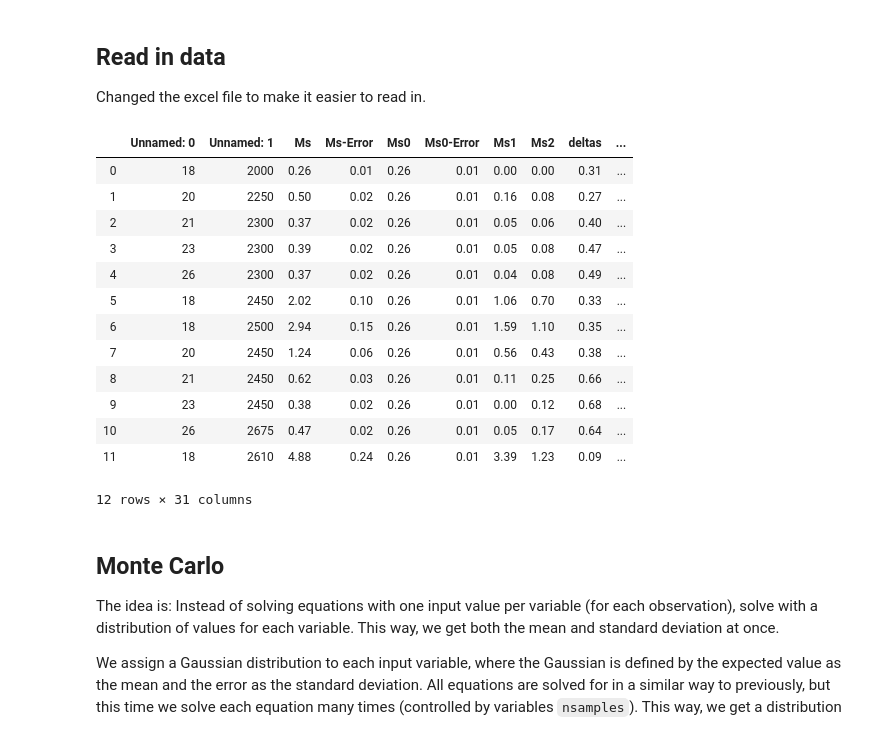
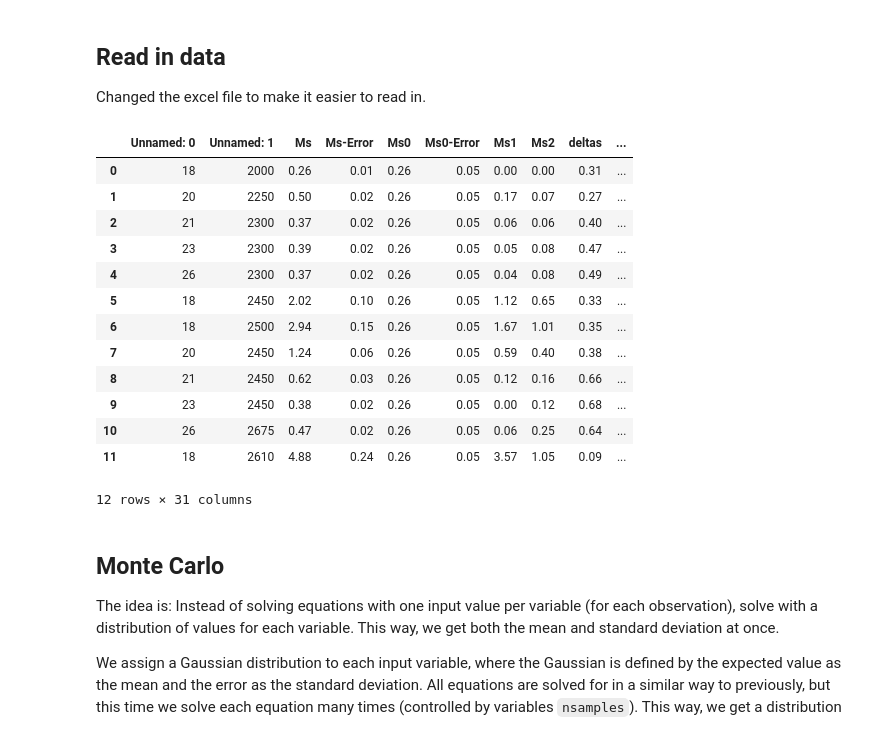
Before and after one commit to kthyng/janelle2019, a Jupyter notebook: error.ipynb, the cells around one changed output. Saved outputs shown, nothing was run; the diff lists cells and outputs as text; code cells hidden in the pictures.

```diff
--- a/error.ipynb
+++ b/error.ipynb
@@ -13,23 +13,23 @@ import cmocean.cm as cmo
 
 Changed the excel file to make it easier to read in.
 # %%
-fname = '2020-0522-Error Propagation'
+fname = '2020-0907-Error Propagation More Conservative'
 df = pd.read_csv(fname + '.csv', skiprows=[1,2,4,9,13,17])
 df
 # %% [output]
 |  | Unnamed: 0 | Unnamed: 1 | Ms | Ms-Error | Ms0 | Ms0-Error | Ms1 | Ms2 | deltas | ... |
-| 0 | 18 | 2000 | 0.26 | 0.01 | 0.26 | 0.01 | 0.00 | 0.00 | 0.31 | ... |
-| 1 | 20 | 2250 | 0.50 | 0.02 | 0.26 | 0.01 | 0.16 | 0.08 | 0.27 | ... |
-| 2 | 21 | 2300 | 0.37 | 0.02 | 0.26 | 0.01 | 0.05 | 0.06 | 0.40 | ... |
-| 3 | 23 | 2300 | 0.39 | 0.02 | 0.26 | 0.01 | 0.05 | 0.08 | 0.47 | ... |
-| 4 | 26 | 2300 | 0.37 | 0.02 | 0.26 | 0.01 | 0.04 | 0.08 | 0.49 | ... |
-| 5 | 18 | 2450 | 2.02 | 0.10 | 0.26 | 0.01 | 1.06 | 0.70 | 0.33 | ... |
-| 6 | 18 | 2500 | 2.94 | 0.15 | 0.26 | 0.01 | 1.59 | 1.10 | 0.35 | ... |
-| 7 | 20 | 2450 | 1.24 | 0.06 | 0.26 | 0.01 | 0.56 | 0.43 | 0.38 | ... |
-| 8 | 21 | 2450 | 0.62 | 0.03 | 0.26 | 0.01 | 0.11 | 0.25 | 0.66 | ... |
-| 9 | 23 | 2450 | 0.38 | 0.02 | 0.26 | 0.01 | 0.00 | 0.12 | 0.68 | ... |
-| 10 | 26 | 2675 | 0.47 | 0.02 | 0.26 | 0.01 | 0.05 | 0.17 | 0.64 | ... |
-| 11 | 18 | 2610 | 4.88 | 0.24 | 0.26 | 0.01 | 3.39 | 1.23 | 0.09 | ... |
+| 0 | 18 | 2000 | 0.26 | 0.01 | 0.26 | 0.05 | 0.00 | 0.00 | 0.31 | ... |
+| 1 | 20 | 2250 | 0.50 | 0.02 | 0.26 | 0.05 | 0.17 | 0.07 | 0.27 | ... |
+| 2 | 21 | 2300 | 0.37 | 0.02 | 0.26 | 0.05 | 0.06 | 0.06 | 0.40 | ... |
+| 3 | 23 | 2300 | 0.39 | 0.02 | 0.26 | 0.05 | 0.05 | 0.08 | 0.47 | ... |
+| 4 | 26 | 2300 | 0.37 | 0.02 | 0.26 | 0.05 | 0.04 | 0.08 | 0.49 | ... |
+| 5 | 18 | 2450 | 2.02 | 0.10 | 0.26 | 0.05 | 1.12 | 0.65 | 0.33 | ... |
+| 6 | 18 | 2500 | 2.94 | 0.15 | 0.26 | 0.05 | 1.67 | 1.01 | 0.35 | ... |
+| 7 | 20 | 2450 | 1.24 | 0.06 | 0.26 | 0.05 | 0.59 | 0.40 | 0.38 | ... |
+| 8 | 21 | 2450 | 0.62 | 0.03 | 0.26 | 0.05 | 0.12 | 0.16 | 0.66 | ... |
+| 9 | 23 | 2450 | 0.38 | 0.02 | 0.26 | 0.05 | 0.00 | 0.12 | 0.68 | ... |
+| 10 | 26 | 2675 | 0.47 | 0.02 | 0.26 | 0.05 | 0.06 | 0.25 | 0.64 | ... |
+| 11 | 18 | 2610 | 4.88 | 0.24 | 0.26 | 0.05 | 3.57 | 1.05 | 0.09 | ... |
 12 rows × 31 columns
 # %% [markdown]
 ## Monte Carlo
```
Also changed, not shown: parts of 4 cells of this notebook.
